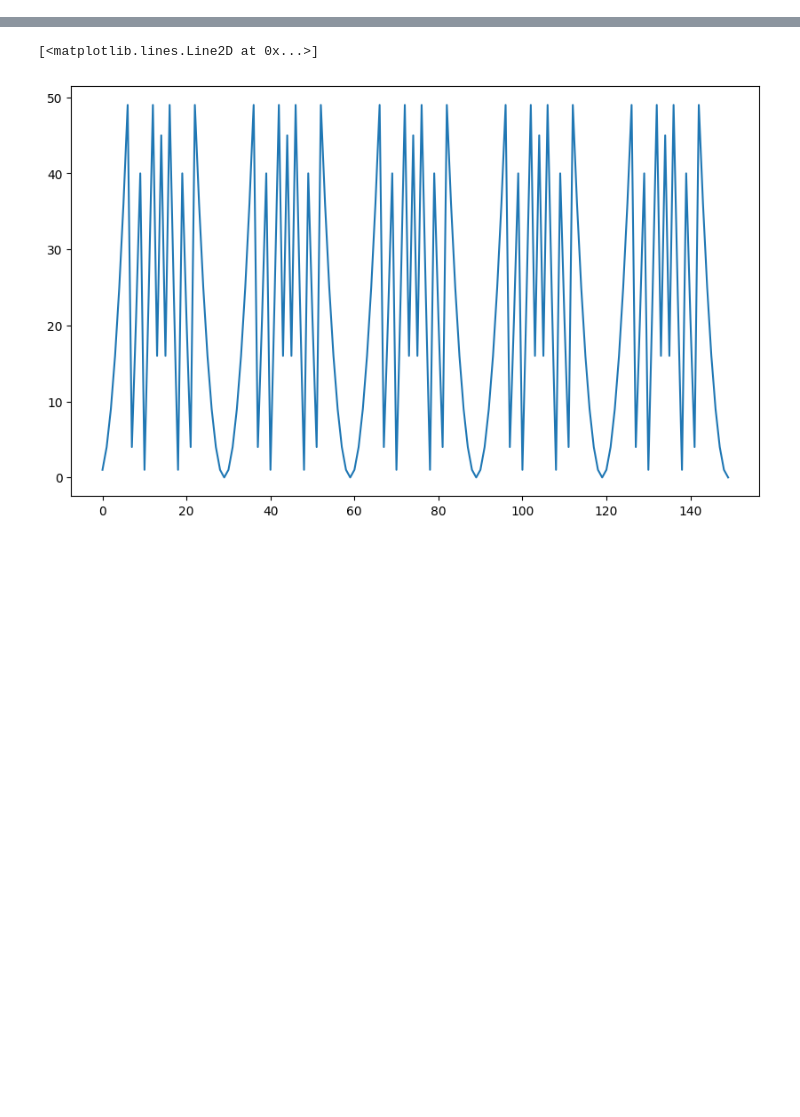
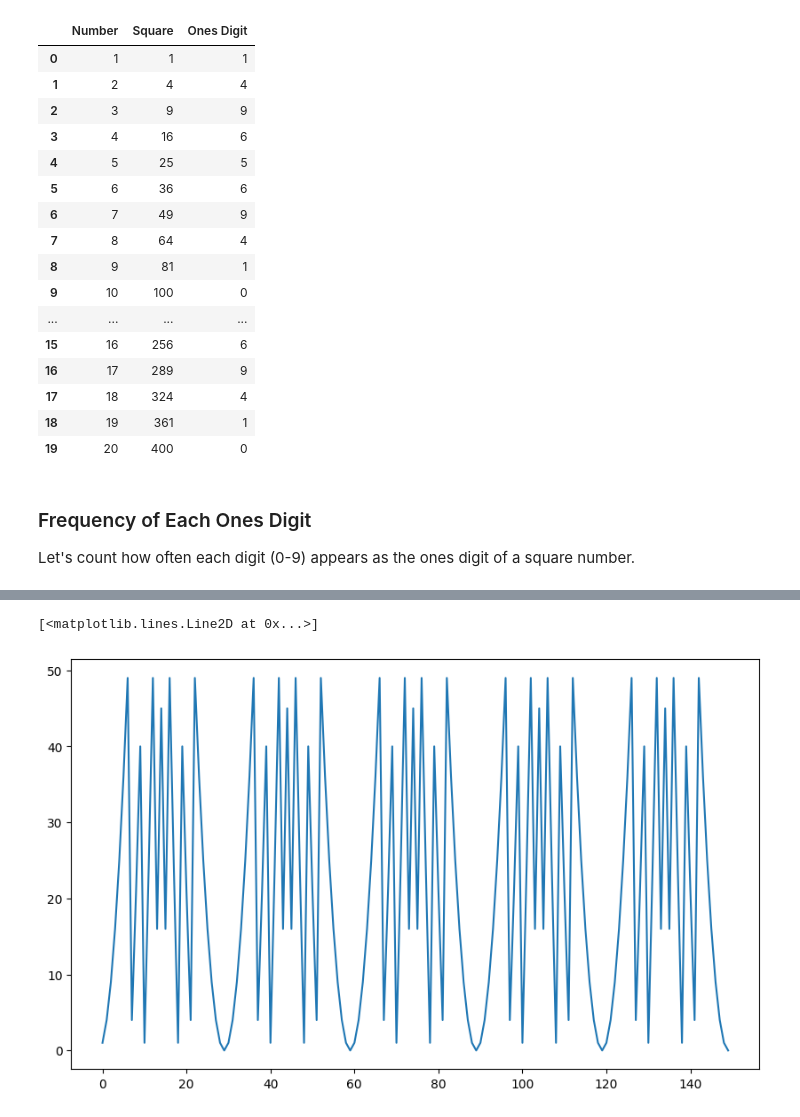
Before and after one commit to nurfnick/Mathematical_Musings, a Jupyter notebook: OnesDigitSquares.ipynb, the cells around one changed output, grey strips where cells are left out. Drawn from its saved outputs; the diff is of its cells as text; code cells hidden in the pictures; blank space fills up the shorter version.

```diff
--- a/OnesDigitSquares.ipynb
+++ b/OnesDigitSquares.ipynb
@@ -2,0 +6,42 @@
+# %%
+import pandas as pd
+
+# Create a list of numbers from 1 to 100
+numbers = list(range(1, 101))
+
+# Calculate their squares
+squares = [n**2 for n in numbers]
+
+# Extract the ones digit (units digit)
+ones_digits = [sq % 10 for sq in squares]
+
+# Create a DataFrame to display the results clearly
+df = pd.DataFrame({
+    'Number': numbers,
+    'Square': squares,
+    'Ones Digit': ones_digits
+})
+
+# Display the first 20 rows to observe the repeating pattern
+display(df.head(20))
+# %% [output]
+|  | Number | Square | Ones Digit |
+| 0 | 1 | 1 | 1 |
+| 1 | 2 | 4 | 4 |
+| 2 | 3 | 9 | 9 |
+| 3 | 4 | 16 | 6 |
+| 4 | 5 | 25 | 5 |
+| 5 | 6 | 36 | 6 |
+| 6 | 7 | 49 | 9 |
+| 7 | 8 | 64 | 4 |
+| 8 | 9 | 81 | 1 |
+| 9 | 10 | 100 | 0 |
+| ... | ... | ... | ... |
+| 15 | 16 | 256 | 6 |
+| 16 | 17 | 289 | 9 |
+| 17 | 18 | 324 | 4 |
+| 18 | 19 | 361 | 1 |
+| 19 | 20 | 400 | 0 |
+# %% [markdown]
+### Frequency of Each Ones Digit
+Let's count how often each digit (0-9) appears as the ones digit of a square number.
```
Also changed, not shown: parts of 7 cells of this notebook.
